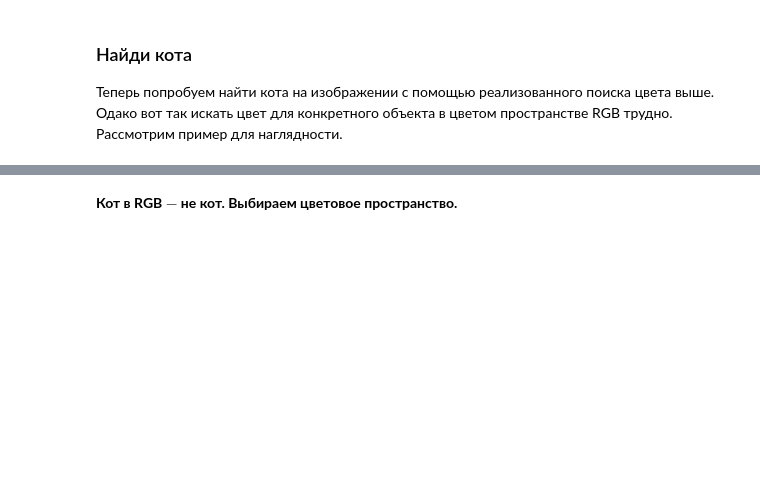
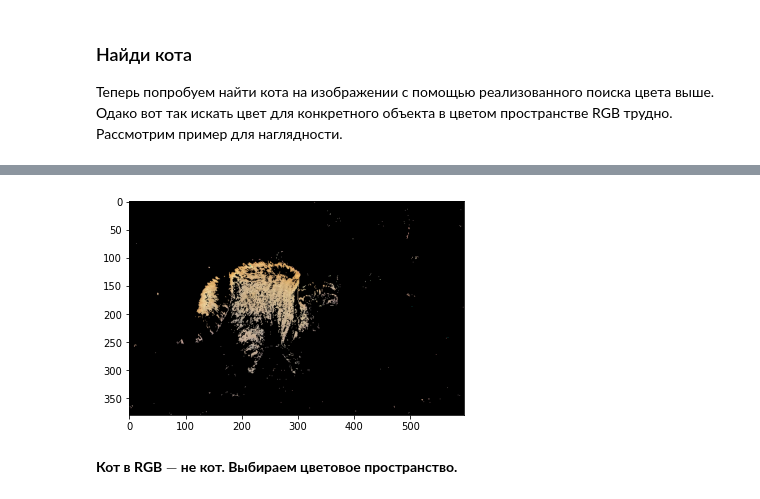
Before and after one commit to ml-dafe/cv_mipt_major, a Jupyter notebook: week_01_images/seminar_01.ipynb, the cells around one changed output, grey strips where cells are left out. Cells and saved outputs as stored; diff of their text form; code cells hidden in the pictures; blank space fills up the shorter version.

```diff
--- a/week_01_images/seminar_01.ipynb
+++ b/week_01_images/seminar_01.ipynb
@@ -210,0 +203,5 @@ ax2.axis('off');
+# %%
+only_cat = np.zeros_like(cat_image)
+
+for i in range(3):
+    only_cat[..., i] = cat_image[..., i] * cat_area
@@ -211,3 +212,10 @@ ax2.axis('off');
+# %%
+only_cat = cv2.cvtColor(only_cat, cv2.COLOR_BGR2RGB)
+
+plt.imshow(only_cat)
+plt.show()
+# %% [output]
+[figure, added]
 # %% [markdown]
 **Кот в RGB $-$ не кот. Выбираем цветовое пространство.**
 # %% [markdown]
```
Also changed, not shown: parts of 15 cells of this notebook.
